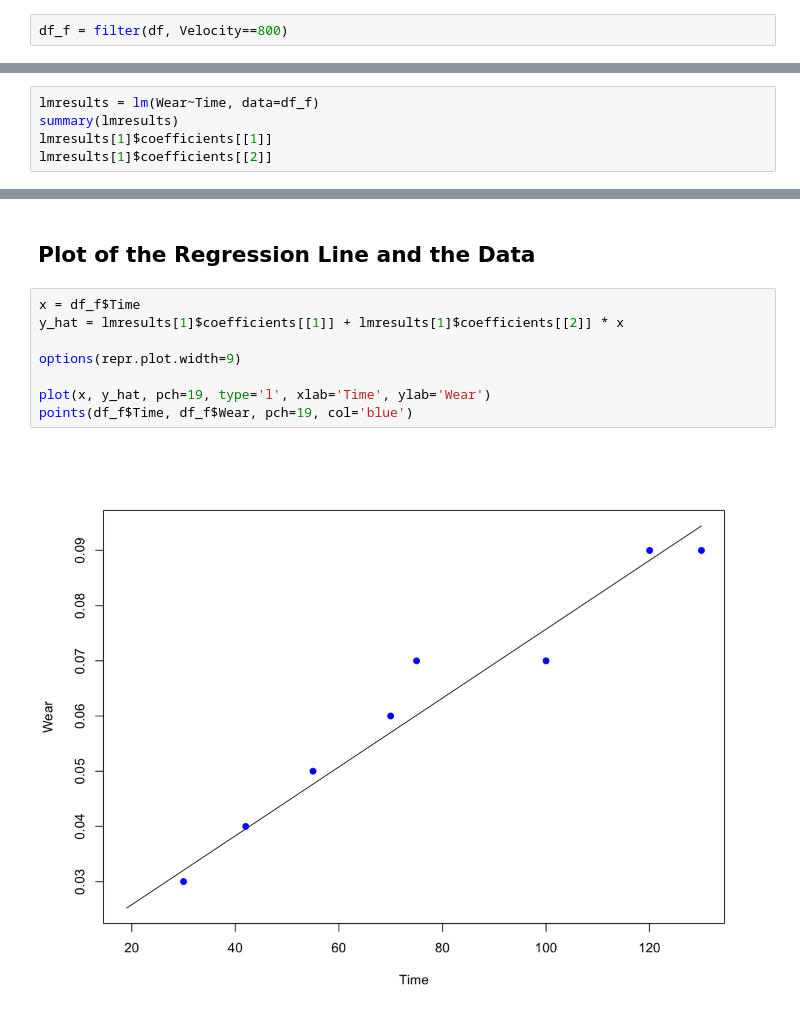
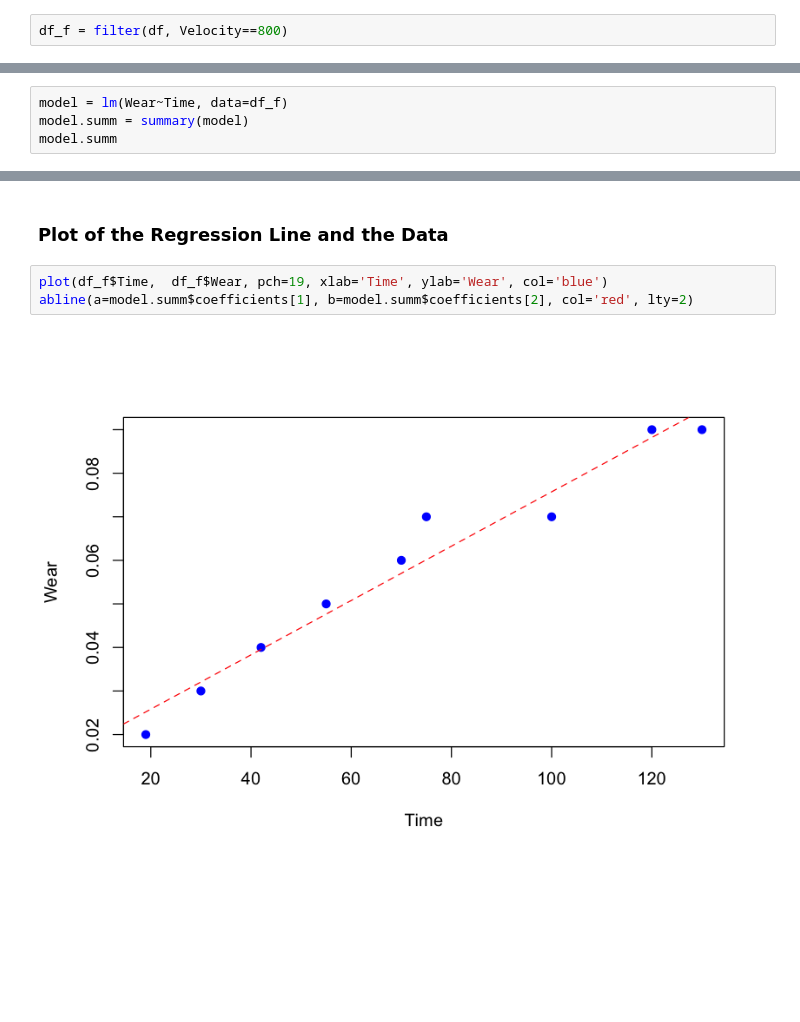
Before and after one commit to trankhanhtk/Statistics-with-R, a Jupyter notebook: Simple_Leanear_Regression.ipynb, the cells around one changed output, grey strips where cells are left out. Cells and saved outputs as stored; diff of their text form; blank space fills up the shorter version.

Commit message:
Simple leanear regression

```diff
--- a/Simple_Leanear_Regression.ipynb
+++ b/Simple_Leanear_Regression.ipynb
@@ -32,8 +41,7 @@ df_f = filter(df, Velocity==800)
 # %%
-lmresults = lm(Wear~Time, data=df_f)
-summary(lmresults)
-lmresults[1]$coefficients[[1]]
-lmresults[1]$coefficients[[2]]
+model = lm(Wear~Time, data=df_f)
+model.summ = summary(model)
+model.summ
 # %% [output]
 Call:
 lm(formula = Wear ~ Time, data = df_f)
@@ -57,12 +63,7 @@ F-statistic: 167.3 on 1 and 7 DF,  p-value: 3.839e-06
 # %% [markdown]
-## Plot of the Regression Line and the Data
+### Plot of the Regression Line and the Data
 # %%
-x = df_f$Time
-y_hat = lmresults[1]$coefficients[[1]] + lmresults[1]$coefficients[[2]] * x
-
-options(repr.plot.width=9)
-
-plot(x, y_hat, pch=19, type='l', xlab='Time', ylab='Wear')
-points(df_f$Time, df_f$Wear, pch=19, col='blue')
+plot(df_f$Time,  df_f$Wear, pch=19, xlab='Time', ylab='Wear', col='blue')
+abline(a=model.summ$coefficients[1], b=model.summ$coefficients[2], col='red', lty=2)
 # %% [output]
-[figure, old version]
+[figure, new version]
```
Also changed, not shown: parts of 26 cells of this notebook.
